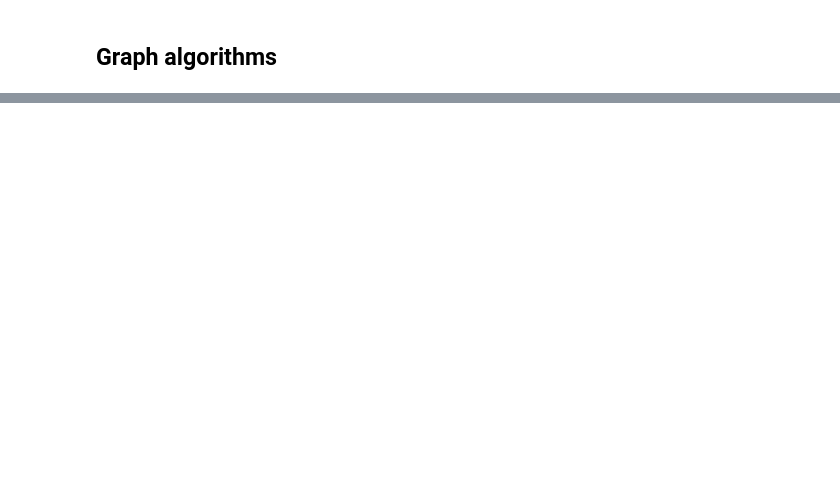
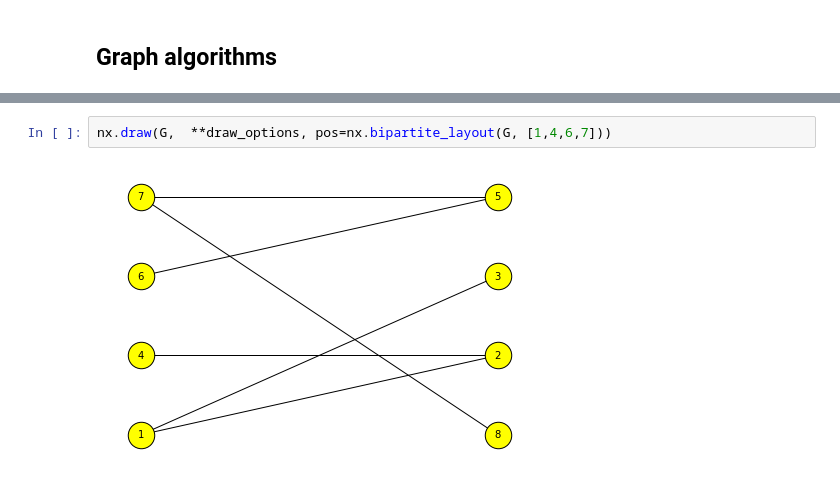
Before and after one commit to erelsgl-at-ariel/research-5782, a Jupyter notebook: 03-NumpyStack/0.code/5.networkX.ipynb, the cells around one changed output, grey strips where cells are left out. Cells and saved outputs as stored; diff of their text form; blank space fills up the shorter version.

```diff
--- a/03-NumpyStack/0.code/5.networkX.ipynb
+++ b/03-NumpyStack/0.code/5.networkX.ipynb
@@ -432,0 +451,4 @@ nx.draw_shell(nx.Graph(cycle), **draw_options)
+# %%
+nx.draw(G,  **draw_options, pos=nx.bipartite_layout(G, [1,4,6,7]))
+# %% [output]
+[figure, added]
```
Also changed, not shown: parts of 42 cells of this notebook.
